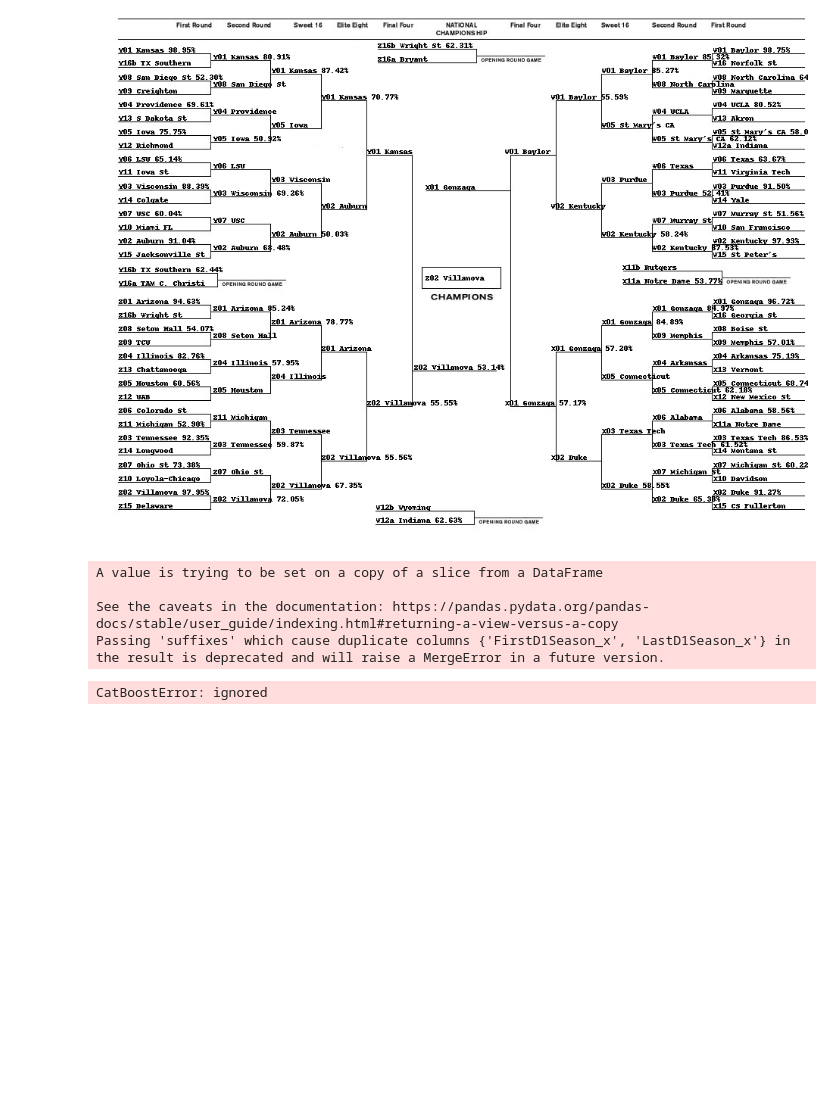
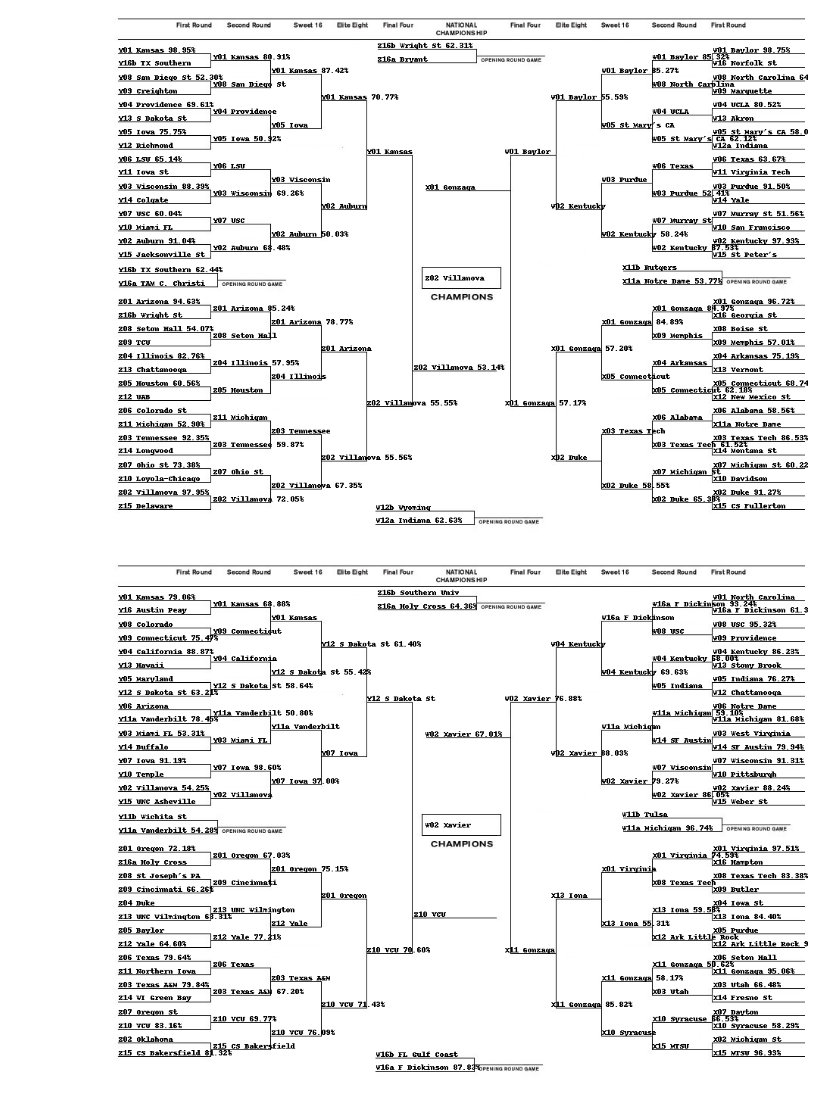
Before and after one commit to ngtaylor/EE461P-Final-Project, a Jupyter notebook: EE461P_Final_Project.ipynb, the cells around one changed output. Drawn from its saved outputs; the diff is of its cells as text; code cells hidden in the pictures; blank space fills up the shorter version.

```diff
--- a/EE461P_Final_Project.ipynb
+++ b/EE461P_Final_Project.ipynb
@@ -479,6 +484,7 @@ display_bracket('xgb_pred.csv', 2022)
 # %% [output]
 [figure]
 # %%
+import random
 #This function will create predictions for a given year
 def make_prediction(year):
   seeds = seed_copy.copy()
@@ -530,6 +536,7 @@ def make_prediction(year):
   data['MaxTeamID'] = data[['WTeamID','LTeamID']].max(axis=1)
   data = data[data.Season<year]
   data = data.append(new_)
+  data.fillna(0)
 
   data['ID'] = data['Season'].astype(str) + '_' + data['MinTeamID'].astype(str) + '_' + data['MaxTeamID'].astype(str)
   data['target'] = (data['WTeamID']<data['LTeamID']).astype('int')
@@ -598,6 +605,8 @@ def make_prediction(year):
   cols = num_cols+cat_cols
 
   #Create training data dataframe for the model
+  data = data.drop(['LastD1Season_x', 'LastD1Season_y', 'FirstD1Season_x', 'FirstD1Season_y'], axis=1)
+  data.to_csv('data.csv', index=False)
   tdf_ = data[data.Season==yr]
   tdf_ = tdf_[tdf_['Comp']=='ncaa']
   reg_pred = data[(data.Season==yr)&(data.Comp=='reg')]
@@ -628,15 +637,26 @@ def make_prediction(year):
   year_string = str(year)
   file_name = year_string + '_pred.csv'
   cat_output_.to_csv(file_name ,index=False)
+
+def rando_prediction(year):
+  pred = ss1.copy()
+  i = 0
+  for value in pred['Pred']:
+    i = i + 1
+  new_Pred = np.random.uniform(0, 1, i)
+  pred['Pred'] = new_Pred
+
+  pred['Season'] = (ss1['ID'].str[:4]).astype('int')
+  pred = pred[pred.Season==year]
+  pred =  pred.drop('Season', axis=1)
+  year_string = str(year)
+  file_name = year_string + '_pred.csv'
+  pred.to_csv(file_name ,index=False)
 # %%
 #2016 bracket
-make_prediction(2016)
+rando_prediction(2016)
 display_bracket('2016_pred.csv', 2016)
 # %% [output]
-A value is trying to be set on a copy of a slice from a DataFrame
-
-See the caveats in the documentation: https://pandas.pydata.org/pandas-docs/stable/user_guide/indexing.html#returning-a-view-versus-a-copy
-Passing 'suffixes' which cause duplicate columns {'FirstD1Season_x', 'LastD1Season_x'} in the result is deprecated and will raise a MergeError in a future version.
-CatBoostError: ignored
+[figure, added]
 # %%
 #2017 bracket
```
Also changed, not shown: parts of 17 cells of this notebook.
